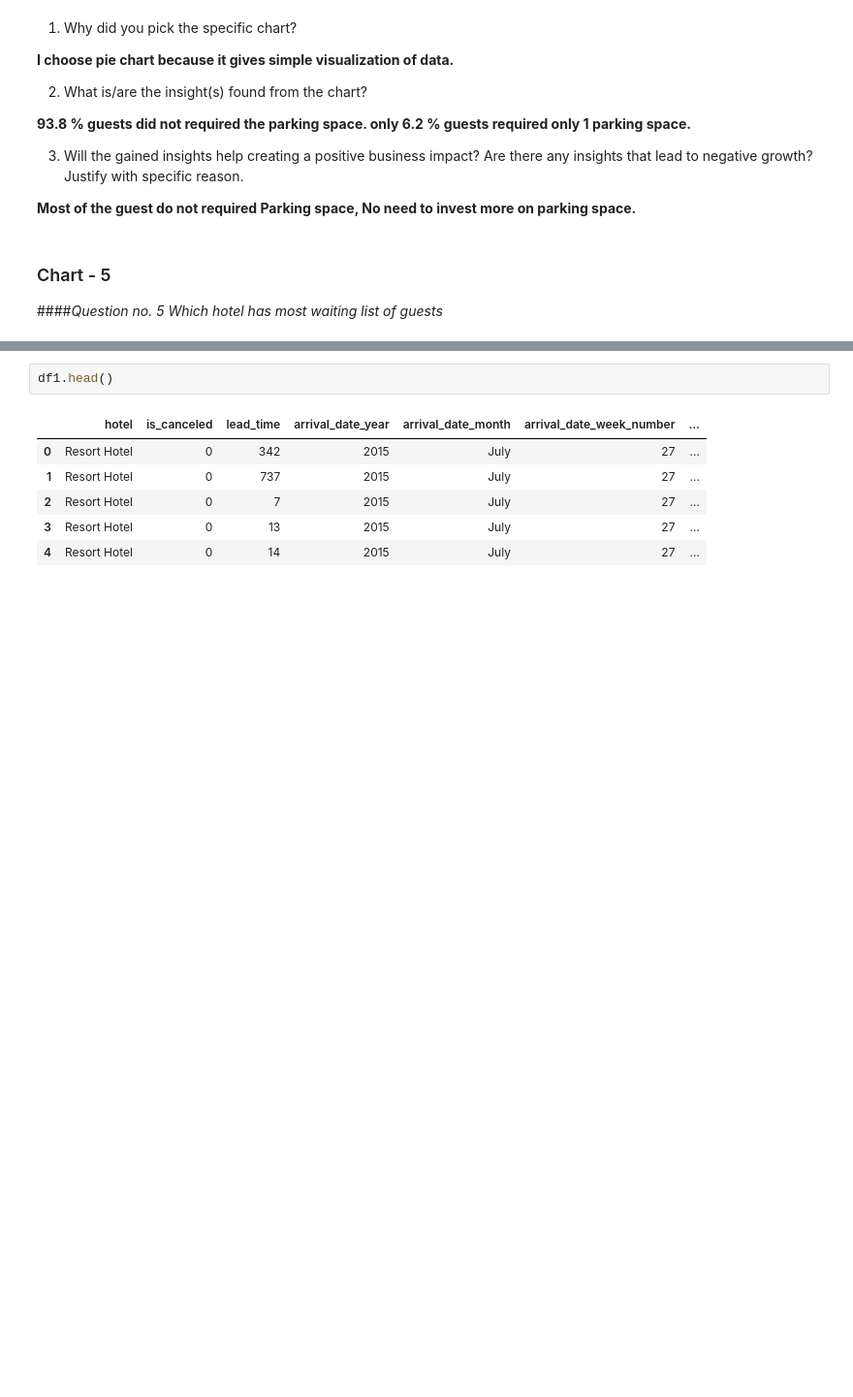
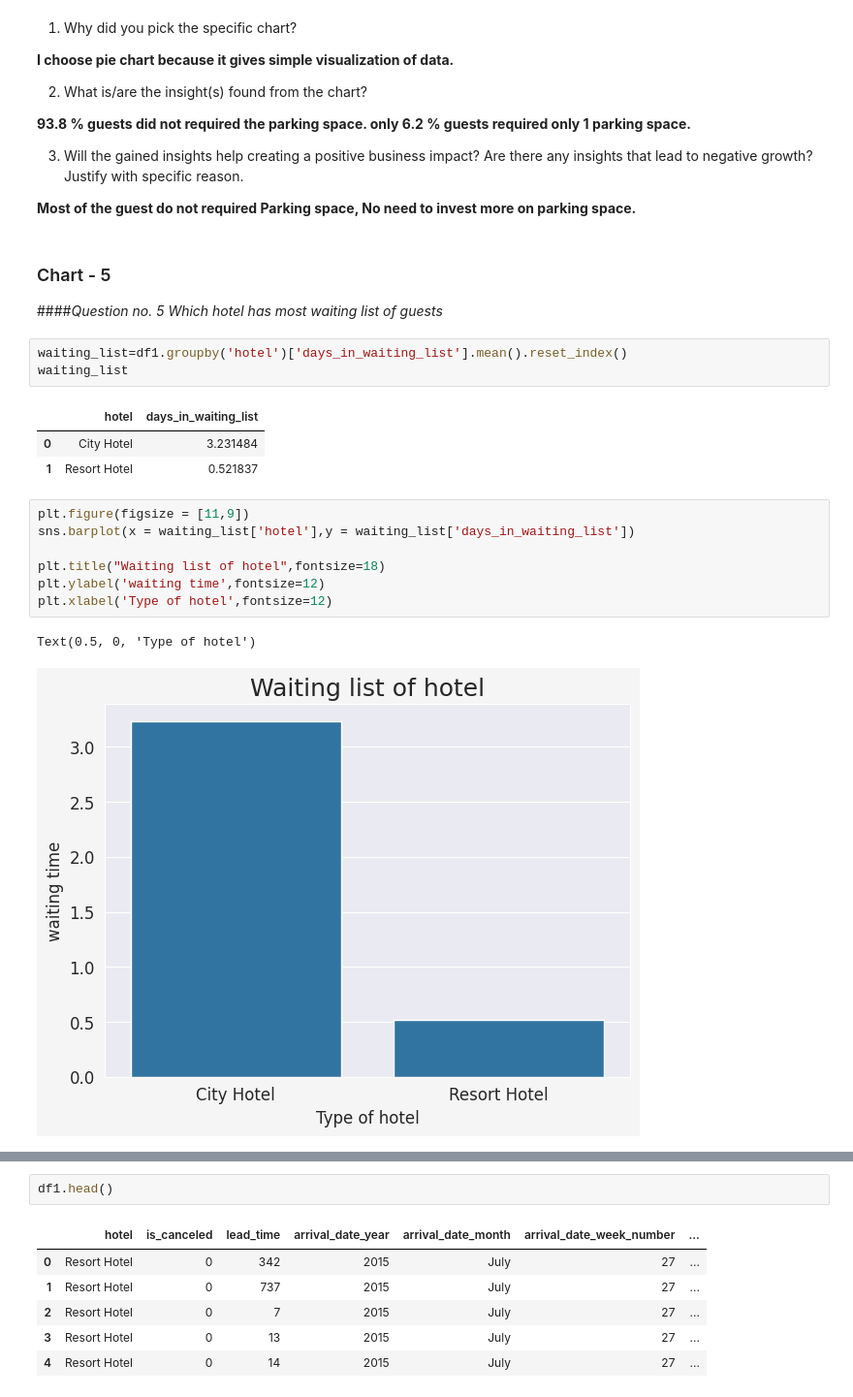
Before and after one commit to vaishnaviPatil1111/Python, a Jupyter notebook: EDA_Hotel_Booking_Project.ipynb, the cells around one changed output, grey strips where cells are left out. Shown at 97% size. Saved outputs shown, nothing was run; the diff lists cells and outputs as text; blank space fills up the shorter version.

```diff
--- a/EDA_Hotel_Booking_Project.ipynb
+++ b/EDA_Hotel_Booking_Project.ipynb
@@ -547,3 +547,20 @@ Are there any insights that lead to negative growth? Justify with specific reaso
 # %% [markdown]
 ### Chart - 5
 ####*Question no. 5 Which hotel has most waiting list of guests*
+# %%
+waiting_list=df1.groupby('hotel')['days_in_waiting_list'].mean().reset_index()
+waiting_list
+# %% [output]
+|  | hotel | days_in_waiting_list |
+| 0 | City Hotel | 3.231484 |
+| 1 | Resort Hotel | 0.521837 |
+# %%
+plt.figure(figsize = [11,9])
+sns.barplot(x = waiting_list['hotel'],y = waiting_list['days_in_waiting_list'])
+
+plt.title("Waiting list of hotel",fontsize=18)
+plt.ylabel('waiting time',fontsize=12)
+plt.xlabel('Type of hotel',fontsize=12)
+# %% [output]
+Text(0.5, 0, 'Type of hotel')
+[figure, added]
```
Also changed, not shown: parts of 2 cells of this notebook.
